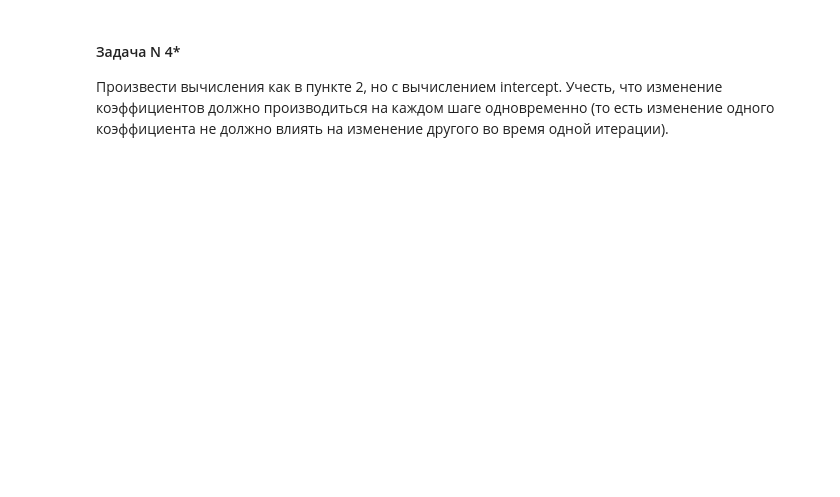
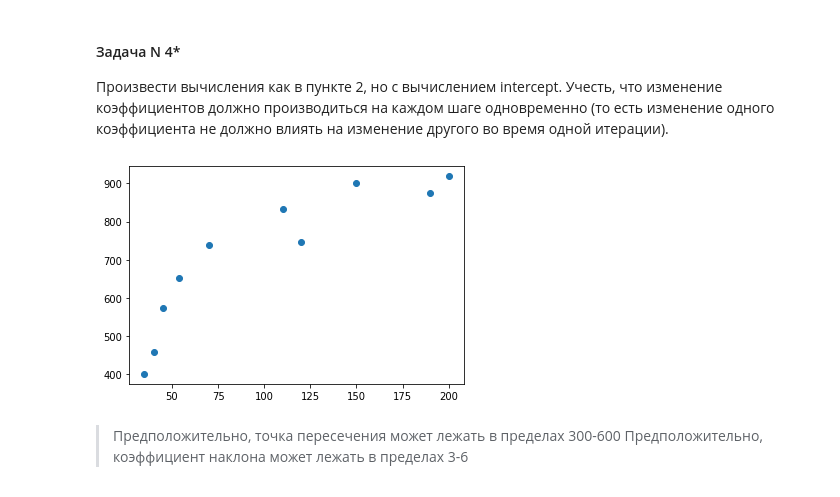
Before and after one commit to alex-chin/gb_prob_stat, a Jupyter notebook: homeworks/home07/home07.ipynb, the cells around one changed output. Saved outputs shown, nothing was run; the diff lists cells and outputs as text; code cells hidden in the pictures; blank space fills up the shorter version.

```diff
--- a/homeworks/home07/home07.ipynb
+++ b/homeworks/home07/home07.ipynb
@@ -147,3 +156,12 @@ B1=5.8898204200989595 mse=56516.85841571941
 # %% [markdown]
 #### Задача N 4*
 Произвести вычисления как в пункте 2, но с вычислением intercept. Учесть, что изменение коэффициентов должно производиться на каждом шаге одновременно (то есть изменение одного коэффициента не должно влиять на изменение другого во время одной итерации).
+# %%
+X1 = X.copy()
+plt.scatter(X, y)
+plt.show()
+# %% [output]
+[figure, added]
+# %% [markdown]
+> Предположительно, точка пересечения может лежать в пределах 300-600
+> Предположительно, коэффициент наклона может лежать в пределах 3-6
```
Also changed, not shown: parts of 13 cells of this notebook.
